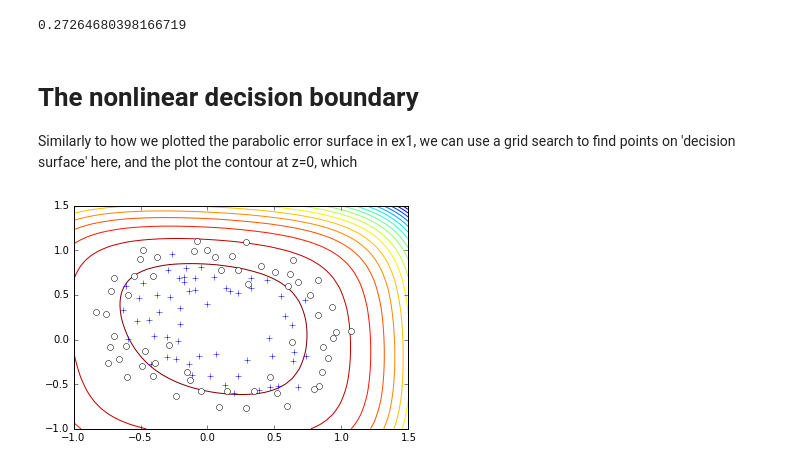
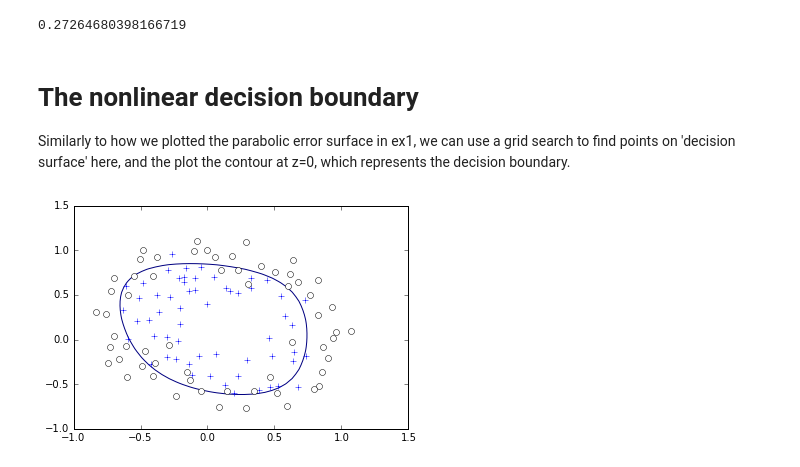
Before and after one commit to liavkoren/ng-redux, a Jupyter notebook: ex2/Logistic regression.ipynb, the cells around one changed output. Cells and saved outputs as stored; diff of their text form; code cells hidden in the pictures.

Commit message:
Fixes the boundary plotting.

```diff
--- a/ex2/Logistic regression.ipynb
+++ b/ex2/Logistic regression.ipynb
@@ -229,7 +229,7 @@ diff.dot(diff.T)
 # %% [markdown]
 # The nonlinear decision boundary
 
-Similarly to how we plotted the parabolic error surface in ex1, we can use a grid search to find points on 'decision surface' here, and the plot the contour at z=0, which
+Similarly to how we plotted the parabolic error surface in ex1, we can use a grid search to find points on 'decision surface' here, and the plot the contour at z=0, which represents the decision boundary.
 # %%
 u = np.linspace(-1, 1.5, 50)
 v = np.linspace(-1, 1.5, 50)
@@ -240,9 +240,9 @@ for i, u_val in enumerate(u):
         z[i, j] = map_features(X).dot(minimization_result.x)
 # %%
 plt.figure()
-plt.contour(u, v, z.T, 20)
+plt.contour(u, v, z.T, levels=[0.0])
 plt.plot(positive[:, 0], positive[:, 1], '+')
 plt.plot(negative[:, 0], negative[:, 1], 'wo')
 plt.show()
 # %% [output]
-[figure, old version]
+[figure, new version]
```
